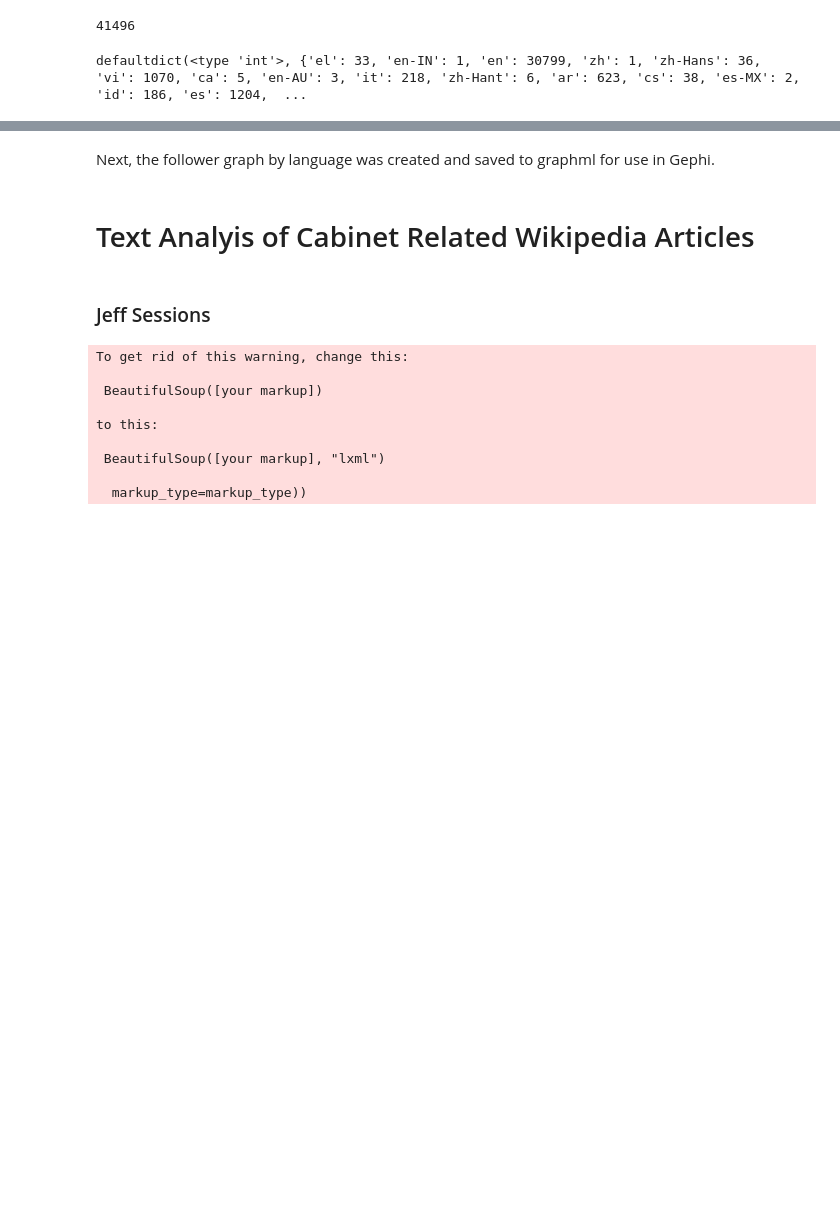
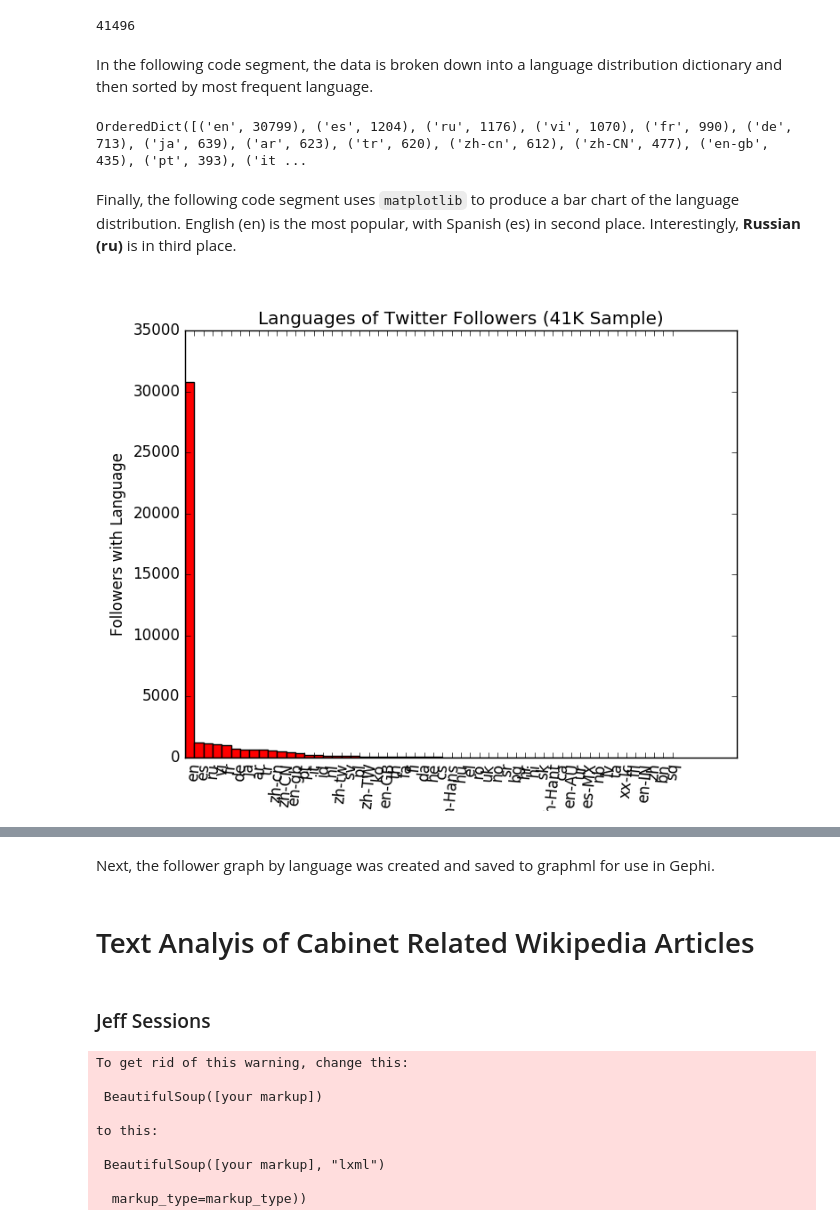
Before and after one commit to dwdii/social-pyramid, a Jupyter notebook: src/DittenhaferHink-DATA620-FinalProject.ipynb, the cells around one changed output, grey strips where cells are left out. Cells and saved outputs as stored; diff of their text form; code cells hidden in the pictures; blank space fills up the shorter version.

Commit message:
twitter lang updates

```diff
--- a/src/DittenhaferHink-DATA620-FinalProject.ipynb
+++ b/src/DittenhaferHink-DATA620-FinalProject.ipynb
@@ -138,25 +140,38 @@ twDataset[0]
 print (len(twDataset))
 # %% [output]
 41496
+# %% [markdown]
+In the following code segment, the data is broken down into a language distribution dictionary and then sorted by most frequent language.
 # %%
+import operator
 # Extract out the language counts
 langDict = collections.defaultdict(int)
 for f in twDataset:
     langDict[f["lang"]] += 1
 
+langDict = collections.OrderedDict(sorted(langDict.items(), key=lambda x: x[1], reverse=True))
+#= sorted(langDict.items(), key=operator.itemgetter(1))
 print langDict
 # %% [output]
-defaultdict(<type 'int'>, {'el': 33, 'en-IN': 1, 'en': 30799, 'zh': 1, 'zh-Hans': 36, 'vi': 1070, 'ca': 5, 'en-AU': 3, 'it': 218, 'zh-Hant': 6, 'ar': 623, 'cs': 38, 'es-MX': 2, 'id': 186, 'es': 1204,  ...
+OrderedDict([('en', 30799), ('es', 1204), ('ru', 1176), ('vi', 1070), ('fr', 990), ('de', 713), ('ja', 639), ('ar', 623), ('tr', 620), ('zh-cn', 612), ('zh-CN', 477), ('en-gb', 435), ('pt', 393), ('it ...
+# %% [markdown]
+Finally, the following code segment uses `matplotlib` to produce a bar chart of the language distribution. English (en) is the most popular, with Spanish (es) in second place. Interestingly, __Russian (ru)__ is in third place.
 # %%
 fig, ax = plt.subplots()
-width = 0.35
+width = 1
 ind = np.arange(len(langDict))
 rects1 = ax.bar(ind, langDict.values(), width, color='r')
 
 # add some text for labels, title and axes ticks
 ax.set_ylabel('Followers with Language')
 ax.set_title('Languages of Twitter Followers (41K Sample)')
 ax.set_xticks(ind + width)
-ax.set_xticklabels(langDict.keys(), rotation=45)
+ax.set_xticklabels(langDict.keys(), rotation=85)
 
-plt.savefig("../images/twitterFollowLang.png")
+plt.savefig("../images/twitterFollowLang2.png")
+
+from PIL import Image
+im = Image.open("../images/twitterFollowLang2.png")
+im
+# %% [output]
+[figure, added]
```
Also changed, not shown: parts of 2 cells of this notebook, 2 other files.
